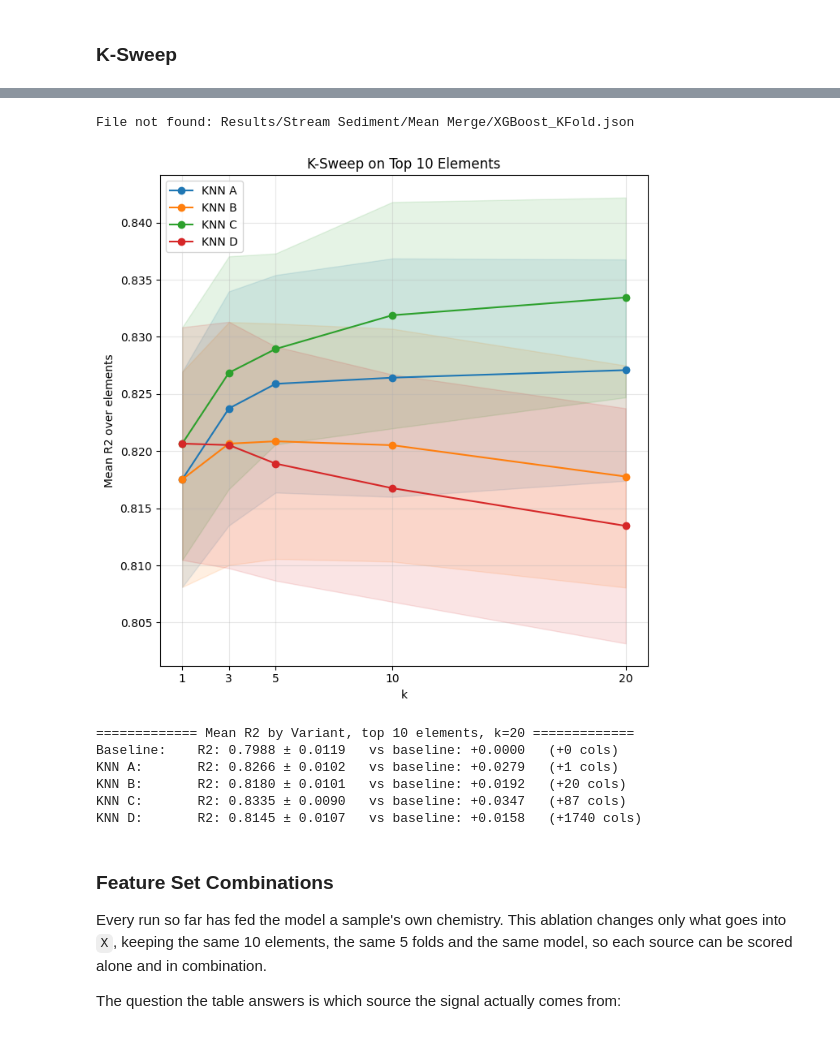
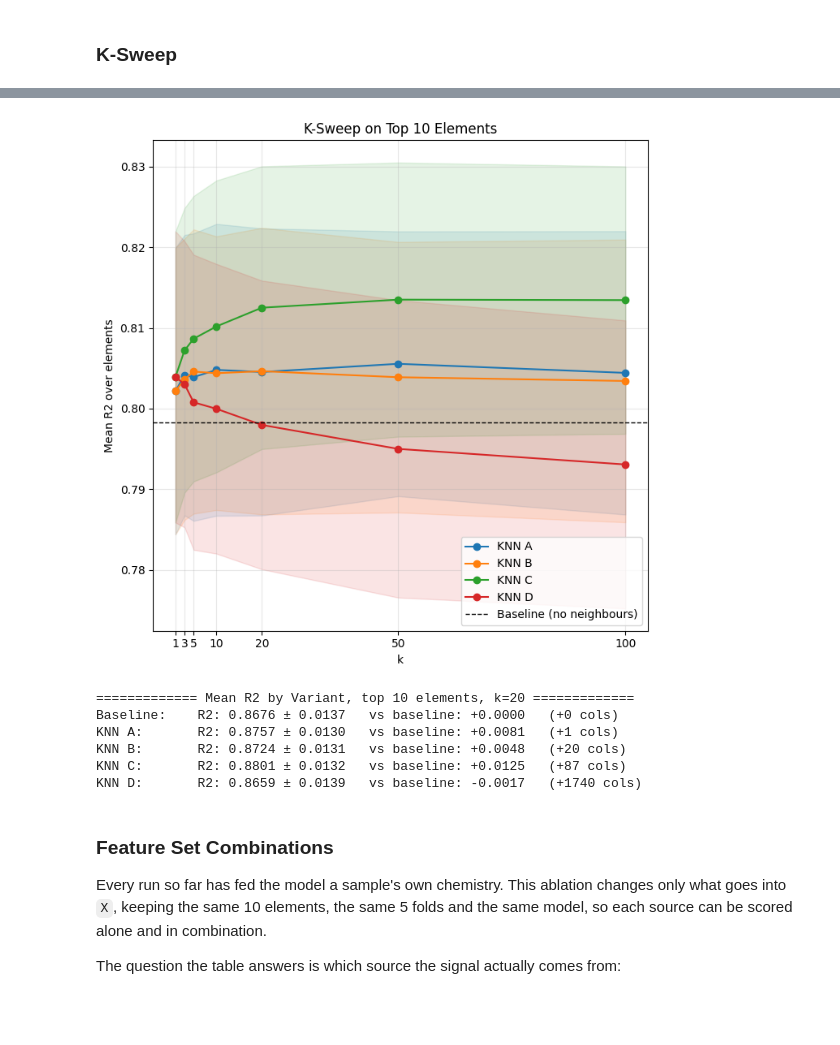
Before and after one commit to salvador-palma/GEUS-Geochemical-Analysis, a Jupyter notebook: 2. Random Forest.ipynb, the cells around one changed output, grey strips where cells are left out. Cells and saved outputs as stored; diff of their text form; code cells hidden in the pictures.

```diff
--- a/2. Random Forest.ipynb
+++ b/2. Random Forest.ipynb
@@ -43,7 +41,7 @@ from GreenlandUtils import lonlatToUTM24N, Split, verifyStratification, displayS
 # %% [markdown]
 ### Setup
 # %%
-DATASET_ID = 0
+DATASET_ID = 1
 DATA_TYPE = "Stream Sediment" if DATASET_ID == 0 else "Whole Rock" #Stream Sediment | Whole Rock
 MERGE_TYPE = "Mean Merge"
 SOURCE_CSV = "stream-sediment" if DATASET_ID == 0 else "whole-rock" #stream-sediment | whole-rock
@@ -138,6 +136,7 @@ mostCommonElements = [element for element, _ in mostCommonElements]
 #only train elements with more than 1000 samples
 elementsToTrain = [col for col in elementCols if coverage[col] >= 1000]
 
+print(f"Dataset: {DATA_TYPE}   Merge: {MERGE_TYPE}")
 print(f"Samples: {len(df)}   Elements: {len(elementCols)}   Folds: {len(kfold_splits)}")
 print(f"Dropped ({len(droppedCols)}, under {MIN_COVERAGE} samples): {droppedCols}")
 print(f"{len(elementsToTrain)} Targets: {elementsToTrain}")
@@ -519,20 +519,22 @@ KNN_FRAME_DTYPE = np.float16
 def TrainAllElementsKFoldKNN(df: pd.DataFrame, kfold_splits: list[Split], elementsToTrain: list[str], elementCols: list[str]=None, n_jobs: int=-1, k: int=5, maskFunction: callable =CreateKNNFrame_A, excludeSameLocation: bool=False, modelType: str="hgb", **kwargs):
 
     jobs = [] # element x (foldIdx, split)
-    dfs = {} # (element, foldIdx) -> DataFrame
+    foldValues = [] # foldIdx -> neighbour values (samples x k x elements)
 
-    #Build neighbour mapping per fold
+    #Build neighbour mapping per fold. Only the raw neighbour values are kept, the frame is
+    #built inside each job so we never hold one wide frame per (element, fold) in memory
     for foldIdx, split in enumerate(kfold_splits):
         neighbourPos, neighbourDist = BuildNeighbourMapping(df, split, k=k, excludeSameLocation=excludeSameLocation)
-        neighbourValues = BuildNeighbourValues(df, elementCols, neighbourPos, neighbourDist, k=k)
+        foldValues.append(BuildNeighbourValues(df, elementCols, neighbourPos, neighbourDist, k=k).astype(KNN_FRAME_DTYPE))
 
         for element in elementsToTrain:
-            dfs[(element, foldIdx)] = maskFunction(df, elementCols, element, neighbourValues, k).astype(KNN_FRAME_DTYPE)
             jobs.append((element, foldIdx, split))
 
 
-    def TrainJob(element, foldIdx, split):
-        frame = dfs[(element, foldIdx)]
+    #The values are passed in rather than closed over, so joblib memmaps the array and
+    #the workers share it instead of each receiving a pickled copy of every fold
+    def TrainJob(values, element, split):
+        frame = maskFunction(df, elementCols, element, values, k)
         full = pd.concat([df[elementCols], frame], axis=1)
         return TrainRandomForest(
             full.loc[split.data["train"].index],
@@ -544,8 +546,8 @@ def TrainAllElementsKFoldKNN(df: pd.DataFrame, kfold_splits: list[Split], elemen
             modelType=modelType
         )
 
-    scores = Parallel(n_jobs=n_jobs, verbose=10)(
-        delayed(TrainJob)(element, foldIdx, split) for element, foldIdx, split in jobs
+    scores = Parallel(n_jobs=n_jobs, verbose=10, max_nbytes="1M")(
+        delayed(TrainJob)(foldValues[foldIdx], element, split) for element, foldIdx, split in jobs
     )
 
     results = {element: {} for element in elementsToTrain}
@@ -556,7 +558,7 @@ def TrainAllElementsKFoldKNN(df: pd.DataFrame, kfold_splits: list[Split], elemen
 
 
 results_kfold_knn = {}
-MODEL_TYPE = "xgb"  # "rf" | "hgb" | "xgb"
+MODEL_TYPE = "hgb"  # "rf" | "hgb" | "xgb"
 
 #Aggregate before storing, so results_kfold_knn holds aggregated results on both the
 #cached and the freshly trained path (the cache on disk is aggregated either way)
@@ -655,16 +654,16 @@ KNN D:       R2: 0.7982 ± 0.0182   (+1360 cols)
 
 
 #SWEEPS = [1, 3, 5, 10, 20, 50, 100]
-SWEEPS = [1, 3, 5, 10, 20]
-
+SWEEPS = [1, 3, 5, 10, 20, 50, 100]
+MODEL_TYPE = "hgb"
 results_knn_sweep = {}
 for k in SWEEPS:
     results_knn_sweep[k] = {}
     for name, maskFunction in KNN_VARIANTS.items():
-        results_knn_sweep[k][name] = LoadResults(RESULTS_PATH, f"K-Sweep_{k}_{name}_{MODEL_NAMES[MODEL_TYPE]}")
+        results_knn_sweep[k][name] = LoadResults(RESULTS_PATH, f"K-Sweep_{k}_{name}_{MODEL_NAMES[MODEL_TYPE]}_ExcludingColocation_Cov1000")
         if results_knn_sweep[k][name] is None:
             print(f"Training KNN with k={k} and mask function {name}")
 
-            raw = TrainAllElementsKFoldKNN(df, kfold_splits, mostCommonElements, elementCols, n_jobs=4, k=k, maskFunction=maskFunction, excludeSameLocation=True, modelType="hgb")
+            raw = TrainAllElementsKFoldKNN(df, kfold_splits, elementsToTrain, elementCols, n_jobs=4, k=k, maskFunction=maskFunction, excludeSameLocation=True, modelType=MODEL_TYPE)
             results_knn_sweep[k][name] = AggregateFolds(raw)
-            SaveResults(results_knn_sweep[k][name], RESULTS_PATH, f"K-Sweep_{k}_{name}_{MODEL_NAMES[MODEL_TYPE]}")
+            SaveResults(results_knn_sweep[k][name], RESULTS_PATH, f"K-Sweep_{k}_{name}_{MODEL_NAMES[MODEL_TYPE]}_ExcludingColocation_Cov1000")
@@ -671,5 +798,5 @@ for k in SWEEPS:
 # %%
-results_kfold_top10 = LoadResults(RESULTS_PATH, f"{MODEL_NAMES[MODEL_TYPE]}_KFold")
+results_kfold_top10 = LoadResults(RESULTS_PATH, f"{MODEL_NAMES[MODEL_TYPE]}_KFold_Cov1000")
 
 
 def DisplayKSweepGraph(sweepResults: dict[int, dict[str, dict]], baseline: dict=None, metric="r2", title="KNN Variants across k"):
@@ -688,35 +815,34 @@ def DisplayKSweepGraph(sweepResults: dict[int, dict[str, dict]], baseline: dict=
             #Fold spread averaged over elements, so the band shows run-to-run noise
             spread = [s["r2_std"] for s in aggregated.values() if s.get("r2_std") is not None]
             means.append(np.mean(scores))
             stds.append(np.mean(spread) if spread else 0.0)
 
         means, stds = np.array(means), np.array(stds)
 
         line, = ax.plot(ks, means, marker="o", label=f"KNN {name}")
         ax.fill_between(ks, means - stds, means + stds, alpha=0.12, color=line.get_color())
 
     #Without the no-neighbour baseline the vertical scale means very little
     if baseline is not None:
         #Already aggregated by the baseline cell, like the sweep results above
         scores = [s[metric] for s in baseline.values() if s[metric] is not None]
         ax.axhline(np.mean(scores), color="black", linestyle="--", linewidth=1, label="Baseline (no neighbours)")
 
     ax.set_xlabel("k")
     ax.set_ylabel(f"Mean {metric.upper()} over elements")
     ax.set_title(title)
     ax.set_xticks(ks)
     ax.grid(alpha=0.3)
     ax.legend()
 
     plt.tight_layout()
     plt.show()
 
 
 #results_knn_sweep is aggregated per (k, variant); results_kfold_top10 per element
 DisplayKSweepGraph(results_knn_sweep, baseline=results_kfold_top10, title="K-Sweep on Top 10 Elements")
 # %% [output]
-File not found: Results/Stream Sediment/Mean Merge/XGBoost_KFold.json
-[figure, old version]
+[figure, new version]
 # %%
 #Same table as "Mean R2 by Variant" above, but on the sweep's own 10 best-covered elements,
 #so the two can be compared without the target set changing underneath them
@@ -742,11 +868,11 @@ for name, res in sweepResults.items():
 printable.pretty()
 # %% [output]
 ============= Mean R2 by Variant, top 10 elements, k=20 =============
-Baseline:    R2: 0.7988 ± 0.0119   vs baseline: +0.0000   (+0 cols)
-KNN A:       R2: 0.8266 ± 0.0102   vs baseline: +0.0279   (+1 cols)
-KNN B:       R2: 0.8180 ± 0.0101   vs baseline: +0.0192   (+20 cols)
-KNN C:       R2: 0.8335 ± 0.0090   vs baseline: +0.0347   (+87 cols)
-KNN D:       R2: 0.8145 ± 0.0107   vs baseline: +0.0158   (+1740 cols)
+Baseline:    R2: 0.8676 ± 0.0137   vs baseline: +0.0000   (+0 cols)
+KNN A:       R2: 0.8757 ± 0.0130   vs baseline: +0.0081   (+1 cols)
+KNN B:       R2: 0.8724 ± 0.0131   vs baseline: +0.0048   (+20 cols)
+KNN C:       R2: 0.8801 ± 0.0132   vs baseline: +0.0125   (+87 cols)
+KNN D:       R2: 0.8659 ± 0.0139   vs baseline: -0.0017   (+1740 cols)
 # %% [markdown]
 ### Feature Set Combinations
 
```
Also changed, not shown: parts of 11 cells of this notebook, 24 other files.
